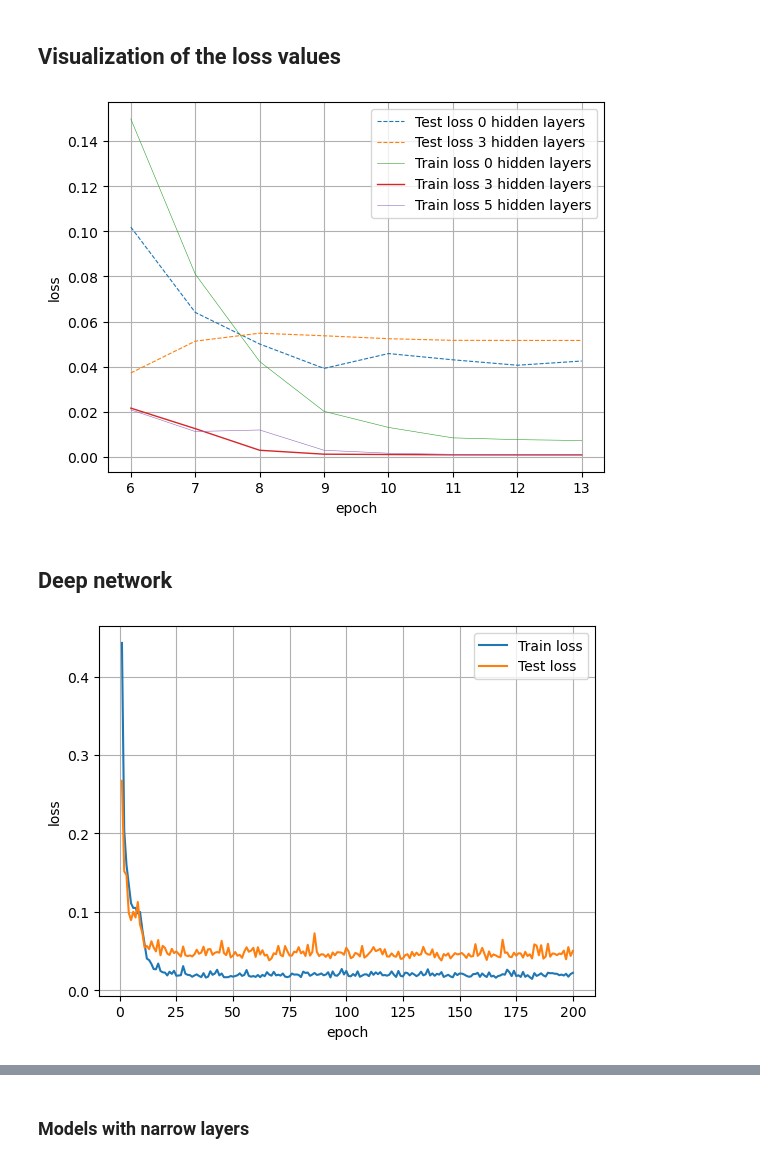
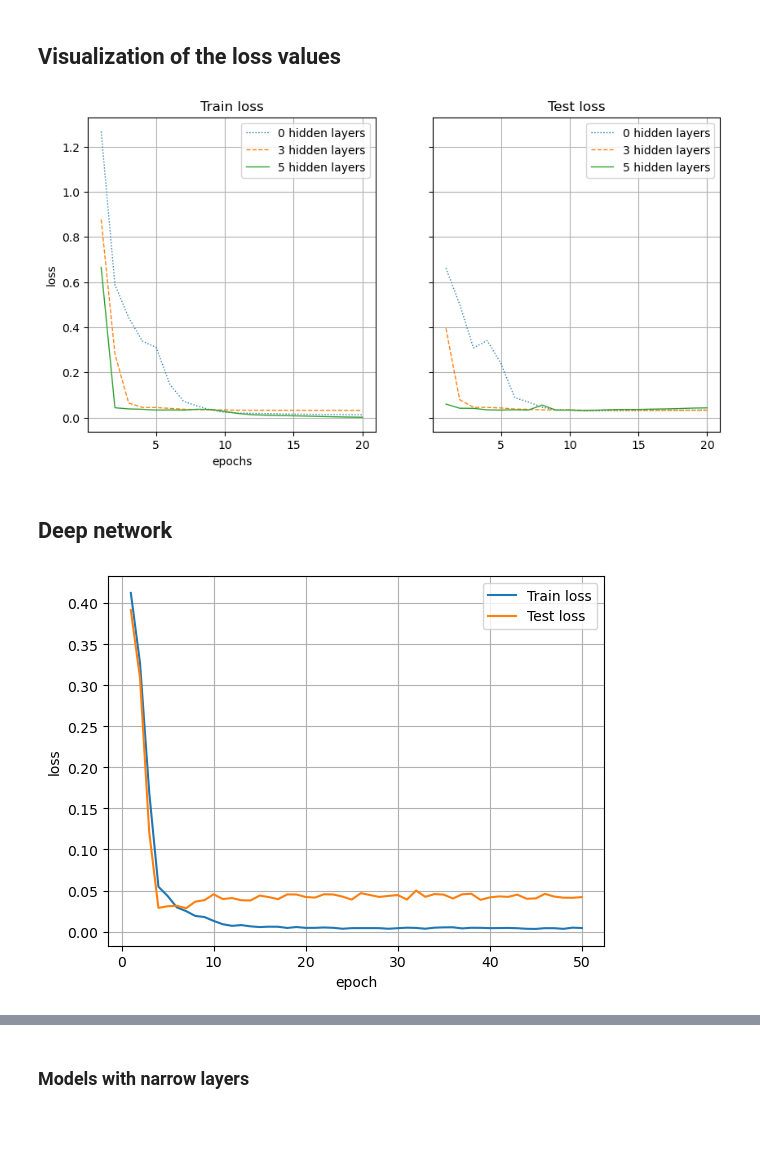
Before and after one commit to vschormann/MA_ML_assisted_SUPG, a Jupyter notebook: Section_3_1.ipynb, the cells around one changed output, grey strips where cells are left out. Drawn from its saved outputs; the diff is of its cells as text; code cells hidden in the pictures; blank space fills up the shorter version.

```diff
--- a/Section_3_1.ipynb
+++ b/Section_3_1.ipynb
@@ -741,25 +755,34 @@ train_loss_d6_plain, test_loss_d6_plain, = train(
 # %% [markdown]
 ## Visualization of the loss values
 # %%
-start = 5
-end = 13
+start = 0
+end = 20
 x= np.linspace(start+1,end,len(train_loss_d1_plain[start:end]))
 
 
-plt.plot(x, test_loss_d1_plain[start:end], label= 'Test loss 0 hidden layers', linestyle='--', linewidth=0.8)
-plt.plot(x, test_loss_d4_plain[start:end],label='Test loss 3 hidden layers', linestyle='--', linewidth=0.8)
-plt.plot(x, train_loss_d1_plain[start:end], label= 'Train loss 0 hidden layers', linestyle='-', linewidth=0.4)
-plt.plot(x, train_loss_d4_plain[start:end], label= 'Train loss 3 hidden layers', linestyle='-', linewidth=1)
-plt.plot(x, train_loss_d6_plain[start:end], label= 'Train loss 5 hidden layers', linestyle='-', linewidth=0.4)
+fig, (ax1, ax2) = plt.subplots(nrows=1, ncols=2, sharey=True, sharex=True)
 
-plt.xlabel('epoch')
-plt.ylabel('loss')
-plt.legend()
-plt.grid(True)
+ax1.plot(x, train_loss_d1_plain[start:end], label= '0 hidden layers', linestyle=':', linewidth=1)
+ax1.plot(x, train_loss_d4_plain[start:end], label= '3 hidden layers', linestyle='--', linewidth=1)
+ax1.plot(x, train_loss_d6_plain[start:end], label= '5 hidden layers', linestyle='-', linewidth=1)
+ax2.plot(x, test_loss_d1_plain[start:end], label= '0 hidden layers', linestyle=':', linewidth=1)
+ax2.plot(x, test_loss_d4_plain[start:end],label='3 hidden layers', linestyle='--', linewidth=1)
+ax2.plot(x, test_loss_d6_plain[start:end],label='5 hidden layers', linestyle='-', linewidth=1)
+
+
+fig.set_size_inches(10,5)
+ax1.set_xlabel('epochs')
+ax1.set_ylabel('loss')
+ax1.set_title('Train loss')
+ax1.legend()
+ax1.grid(True)
+ax2.set_title('Test loss')
+ax2.legend()
+ax2.grid(True)
 plt.savefig('example_3_1_plain_loss.png')
 plt.show()
 # %% [output]
-[figure, old version]
+[figure, new version]
 # %% [markdown]
 ## Deep network
 # %%
@@ -770,7 +793,7 @@ train_loss_d10_batch_res_dropout, test_loss_d10_batch_res_dropout, = train(
     model_init_dir = f"data/example_3_1/models/d6_plain_model_init.pth",
     in_features = 15028,
     out_features = 1024,
-    width=1024,
+    width=2000,
     depth = 10,
     activation = nn.LeakyReLU,
     residual_connection = True,
@@ -781,7 +804,7 @@ train_loss_d10_batch_res_dropout, test_loss_d10_batch_res_dropout, = train(
     optimizer = torch.optim.Adam,
     scheduler = torch.optim.lr_scheduler.StepLR,
     step_size = 10,
-    epochs = 200,
+    epochs = 50,
     train_set_input_dir = "data/example_3_1/training_set/inputs/",
     train_set_target_dir = "data/example_3_1/training_set/target_values/",
     test_set_input_dir = "data/example_3_1/test_set/inputs/",
@@ -795,4 +818,4 @@ train_loss_d10_batch_res_dropout, test_loss_d10_batch_res_dropout, = train(
     figure_file = None
 )
 # %% [output]
-[figure, old version]
+[figure, new version]
```
Also changed, not shown: parts of 16 cells of this notebook, 4 other files.
